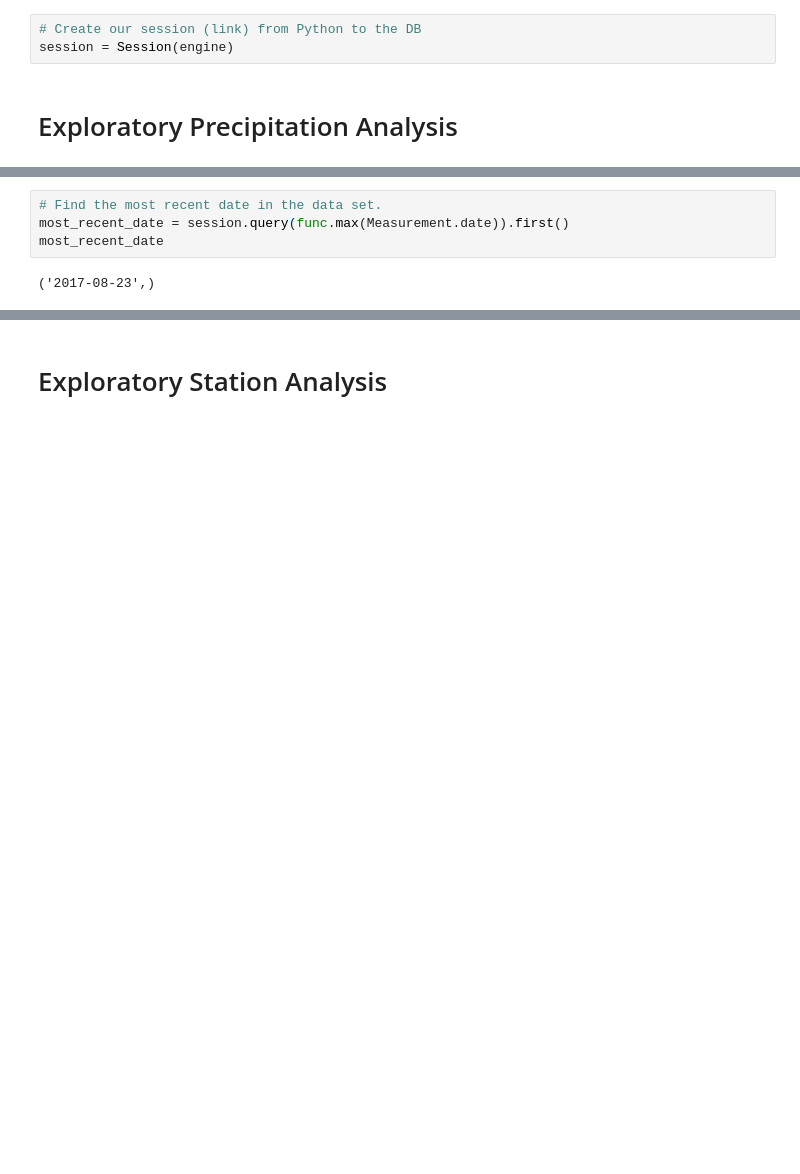
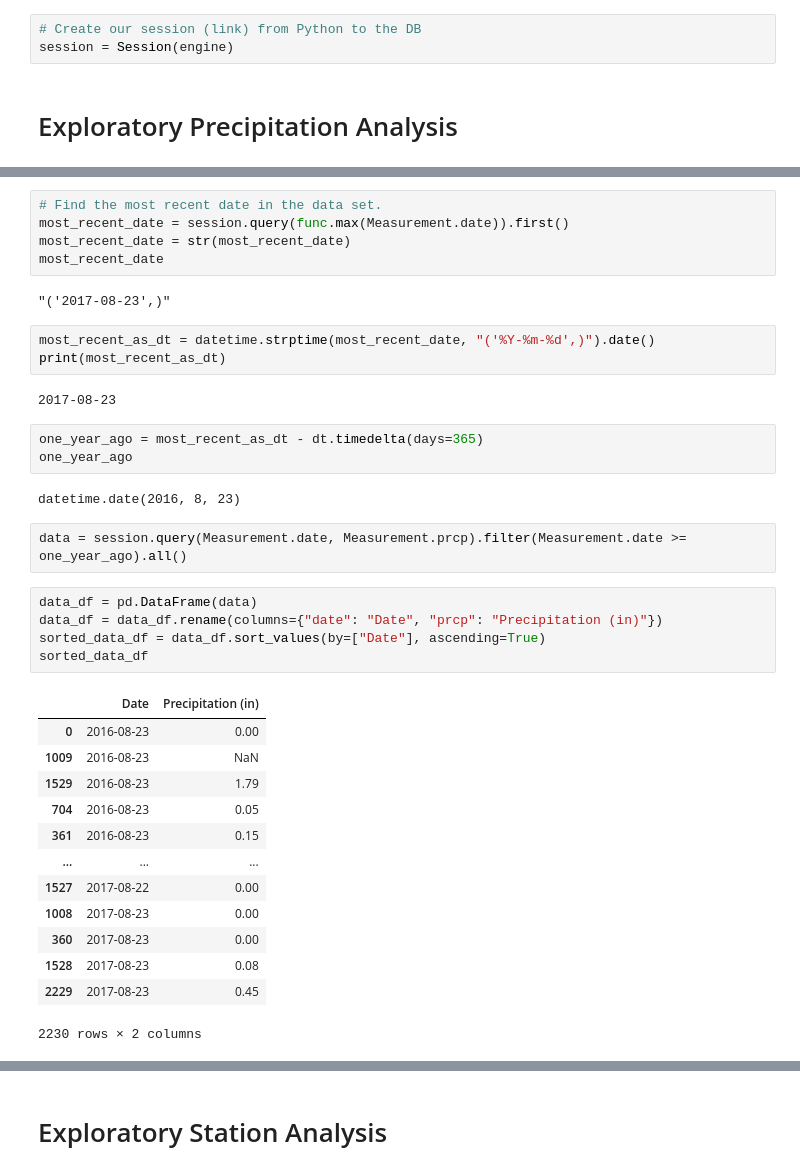
Before and after one commit to Tylerwilliams3644/sqlalchemy-challenge, a Jupyter notebook: Starter_Code/SurfsUp/climate_starter.ipynb, the cells around one changed output, grey strips where cells are left out. Saved outputs shown, nothing was run; the diff lists cells and outputs as text; blank space fills up the shorter version.

```diff
--- a/Starter_Code/SurfsUp/climate_starter.ipynb
+++ b/Starter_Code/SurfsUp/climate_starter.ipynb
@@ -50,9 +51,41 @@ test.__dict__
 # %%
 # Find the most recent date in the data set.
 most_recent_date = session.query(func.max(Measurement.date)).first()
+most_recent_date = str(most_recent_date)
 most_recent_date
 # %% [output]
-('2017-08-23',)
+"('2017-08-23',)"
+# %%
+most_recent_as_dt = datetime.strptime(most_recent_date, "('%Y-%m-%d',)").date()
+print(most_recent_as_dt)
+# %% [output]
+2017-08-23
+# %%
+one_year_ago = most_recent_as_dt - dt.timedelta(days=365)
+one_year_ago
+# %% [output]
+datetime.date(2016, 8, 23)
+# %%
+data = session.query(Measurement.date, Measurement.prcp).filter(Measurement.date >= one_year_ago).all()
+# %%
+data_df = pd.DataFrame(data)
+data_df = data_df.rename(columns={"date": "Date", "prcp": "Precipitation (in)"})
+sorted_data_df = data_df.sort_values(by=["Date"], ascending=True)
+sorted_data_df
+# %% [output]
+|  | Date | Precipitation (in) |
+| 0 | 2016-08-23 | 0.00 |
+| 1009 | 2016-08-23 | NaN |
+| 1529 | 2016-08-23 | 1.79 |
+| 704 | 2016-08-23 | 0.05 |
+| 361 | 2016-08-23 | 0.15 |
+| ... | ... | ... |
+| 1527 | 2017-08-22 | 0.00 |
+| 1008 | 2017-08-23 | 0.00 |
+| 360 | 2017-08-23 | 0.00 |
+| 1528 | 2017-08-23 | 0.08 |
+| 2229 | 2017-08-23 | 0.45 |
+2230 rows × 2 columns
 # %%
 # Design a query to retrieve the last 12 months of precipitation data and plot the results.
 # Starting from the most recent data point in the database.
```
Also changed, not shown: parts of 8 cells of this notebook.
